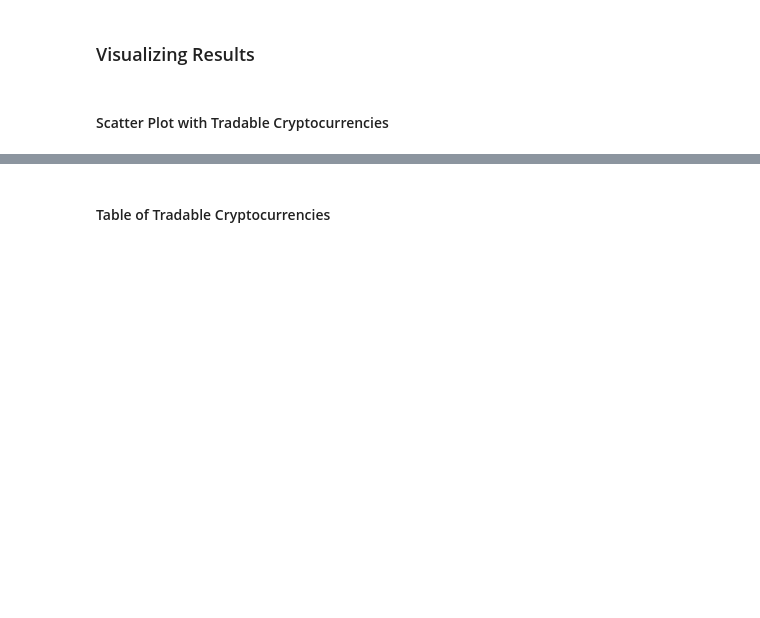
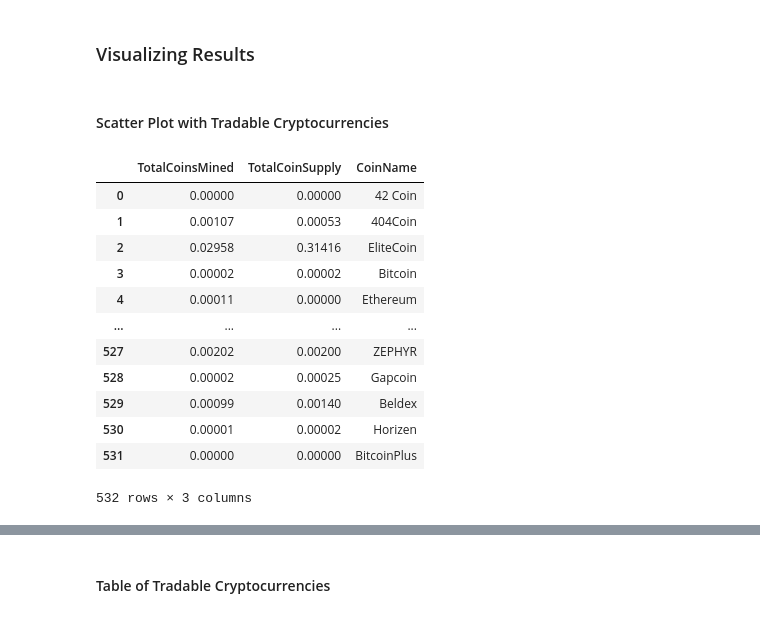
Before and after one commit to keanumanson/AWS-Homework, a Jupyter notebook: Starter_Files/crypto_clustering.ipynb, the cells around one changed output, grey strips where cells are left out. Drawn from its saved outputs; the diff is of its cells as text; code cells hidden in the pictures; blank space fills up the shorter version.

Commit message:
complete except plot

```diff
--- a/Starter_Files/crypto_clustering.ipynb
+++ b/Starter_Files/crypto_clustering.ipynb
@@ -338,2 +370,24 @@ clusters = df_pred_feats
+# %%
+# Scale data to create the scatter plot
+mm_scaler = MinMaxScaler()
+scaled_data = mm_scaler.fit_transform(df_pred_feats[['TotalCoinsMined','TotalCoinSupply']])
+
+plot_df = pd.DataFrame(scaled_data, columns=[['TotalCoinsMined','TotalCoinSupply']], index=df_pred_feats.index)
+plot_df['CoinName'] = df_pred_feats['CoinName']
+plot_df
+# %% [output]
+|  | TotalCoinsMined | TotalCoinSupply | CoinName |
+| 0 | 0.00000 | 0.00000 | 42 Coin |
+| 1 | 0.00107 | 0.00053 | 404Coin |
+| 2 | 0.02958 | 0.31416 | EliteCoin |
+| 3 | 0.00002 | 0.00002 | Bitcoin |
+| 4 | 0.00011 | 0.00000 | Ethereum |
+| ... | ... | ... | ... |
+| 527 | 0.00202 | 0.00200 | ZEPHYR |
+| 528 | 0.00002 | 0.00025 | Gapcoin |
+| 529 | 0.00099 | 0.00140 | Beldex |
+| 530 | 0.00001 | 0.00002 | Horizen |
+| 531 | 0.00000 | 0.00000 | BitcoinPlus |
+532 rows × 3 columns
 # %%
 # Plot the scatter with x="TotalCoinsMined" and y="TotalCoinSupply"
```
Also changed, not shown: parts of 17 cells of this notebook.
